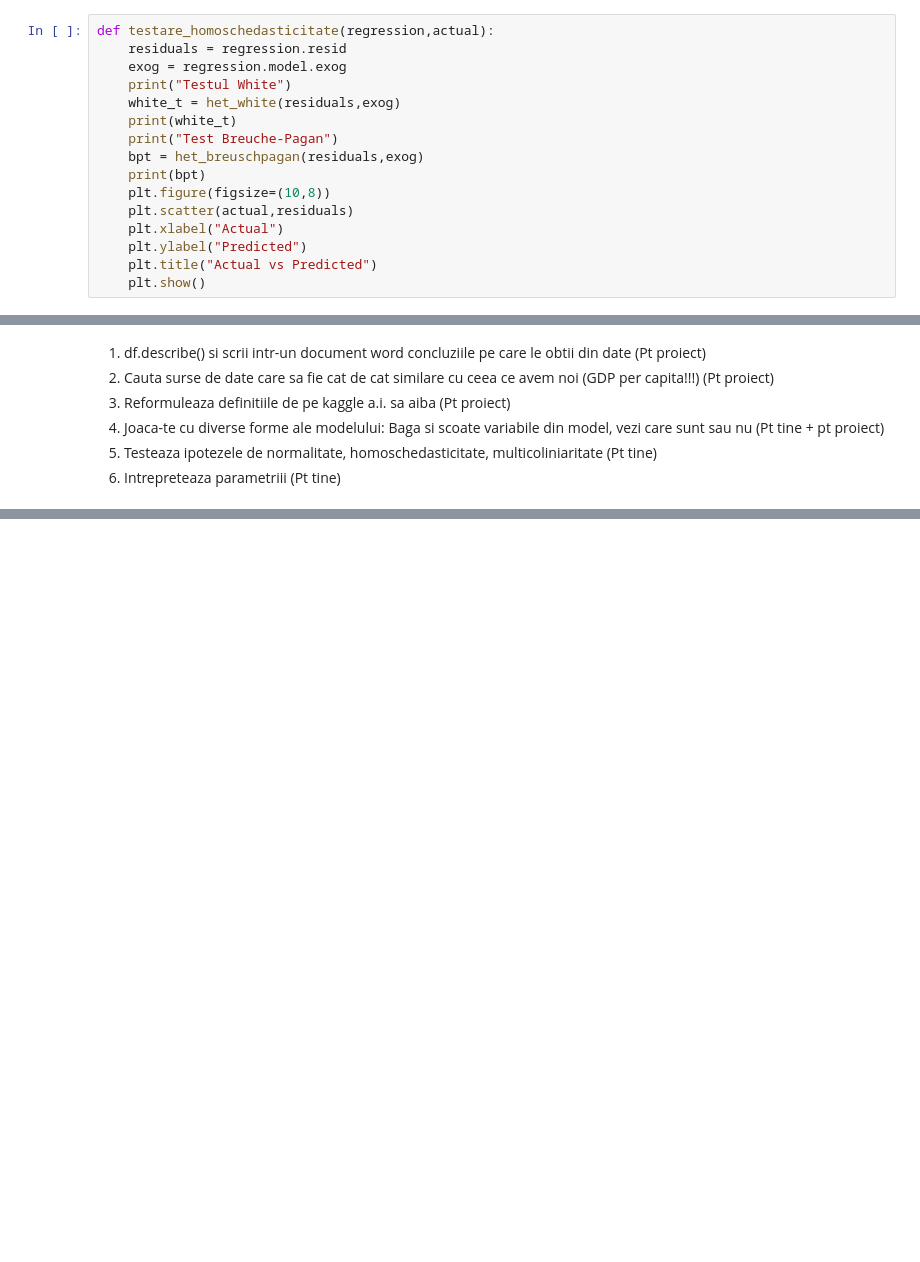
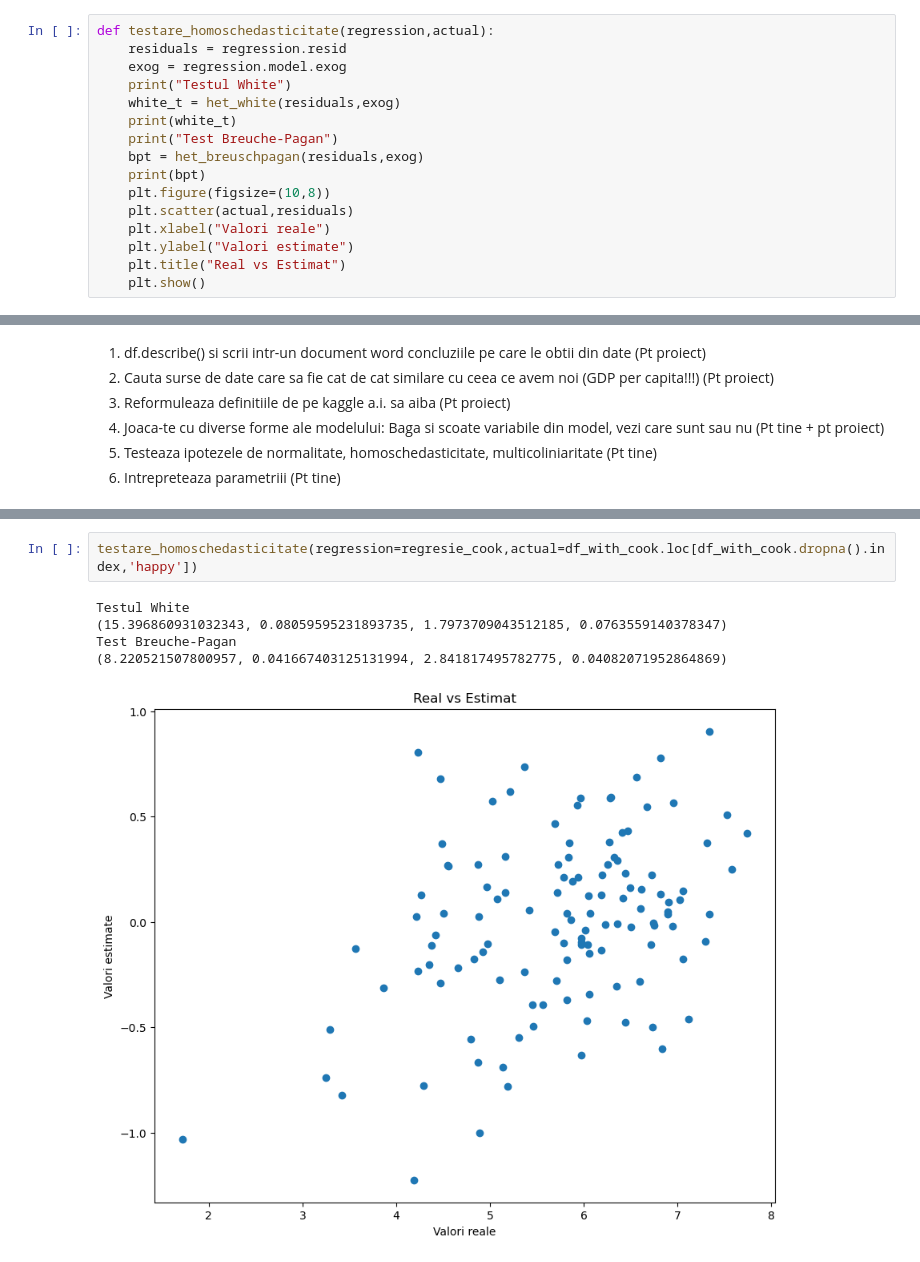
Before and after one commit to srvalex/Econometrie, a Jupyter notebook: Model2.ipynb, the cells around one changed output, grey strips where cells are left out. Drawn from its saved outputs; the diff is of its cells as text; blank space fills up the shorter version.

```diff
--- a/Model2.ipynb
+++ b/Model2.ipynb
@@ -30,9 +30,9 @@ def testare_homoschedasticitate(regression,actual):
     print(bpt)
     plt.figure(figsize=(10,8))
     plt.scatter(actual,residuals)
-    plt.xlabel("Actual")
-    plt.ylabel("Predicted")
-    plt.title("Actual vs Predicted")
+    plt.xlabel("Valori reale")
+    plt.ylabel("Valori estimate")
+    plt.title("Real vs Estimat")
     plt.show()
 # %%
 def testare_normalitate(regresie,bins):
@@ -358,0 +370,8 @@ Notes:
+# %%
+testare_homoschedasticitate(regression=regresie_cook,actual=df_with_cook.loc[df_with_cook.dropna().index,'happy'])
+# %% [output]
+Testul White
+(15.396860931032343, 0.08059595231893735, 1.7973709043512185, 0.0763559140378347)
+Test Breuche-Pagan
+(8.220521507800957, 0.041667403125131994, 2.841817495782775, 0.04082071952864869)
+[figure, added]
```
Also changed, not shown: parts of 7 cells of this notebook.
